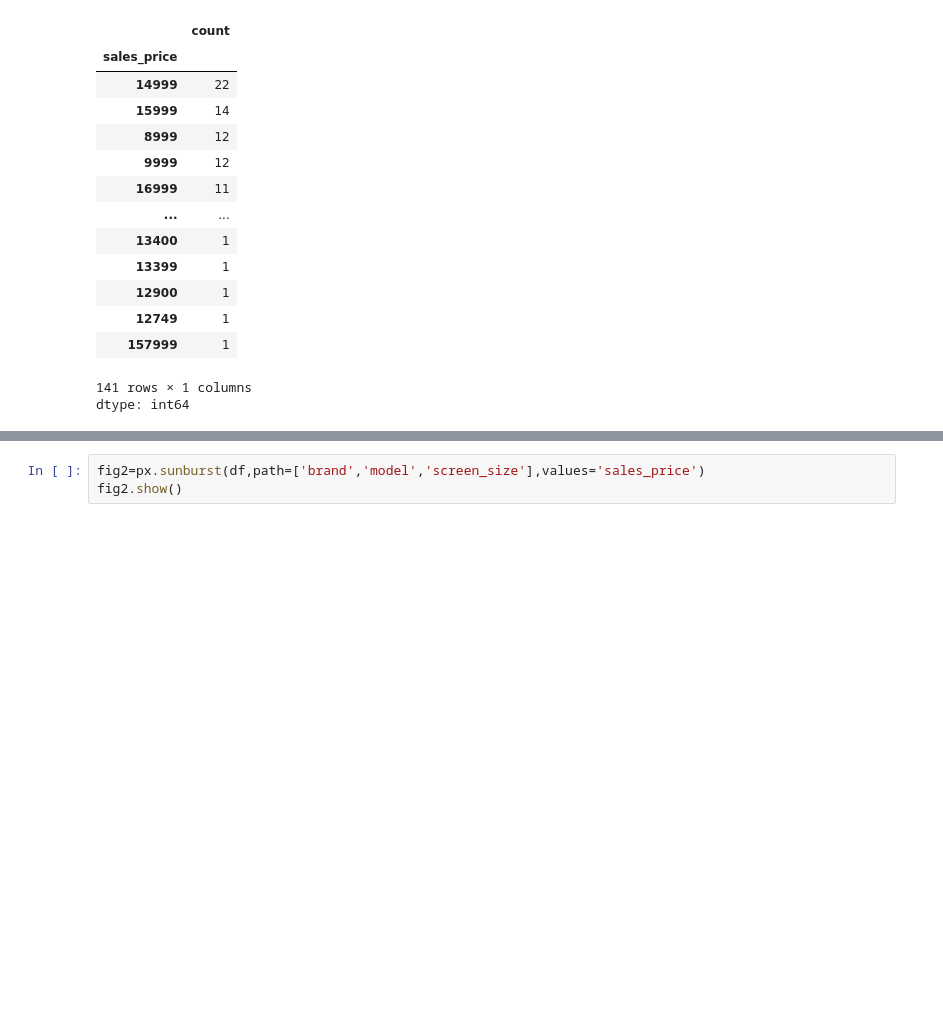
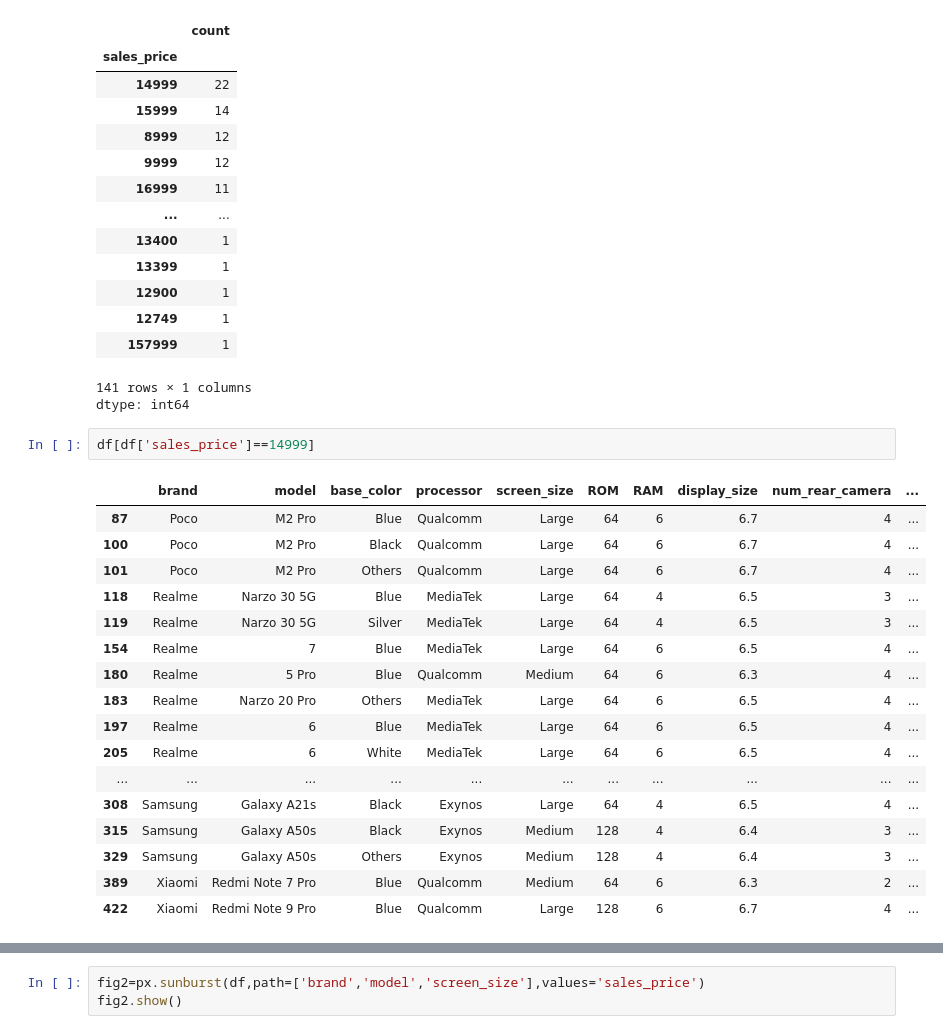
Before and after one commit to UthraCG/BizCardX-Extracting-Business-Card-Data-with-OCR, a Jupyter notebook: mobile_sales.ipynb, the cells around one changed output, grey strips where cells are left out. Saved outputs shown, nothing was run; the diff lists cells and outputs as text; blank space fills up the shorter version.

```diff
--- a/mobile_sales.ipynb
+++ b/mobile_sales.ipynb
@@ -290,6 +286,26 @@ df.value_counts('sales_price')
 | 157999 | 1 |
 141 rows × 1 columns
 dtype: int64
+# %%
+df[df['sales_price']==14999]
+# %% [output]
+|  | brand | model | base_color | processor | screen_size | ROM | RAM | display_size | num_rear_camera | ... |
+| 87 | Poco | M2 Pro | Blue | Qualcomm | Large | 64 | 6 | 6.7 | 4 | ... |
+| 100 | Poco | M2 Pro | Black | Qualcomm | Large | 64 | 6 | 6.7 | 4 | ... |
+| 101 | Poco | M2 Pro | Others | Qualcomm | Large | 64 | 6 | 6.7 | 4 | ... |
+| 118 | Realme | Narzo 30 5G | Blue | MediaTek | Large | 64 | 4 | 6.5 | 3 | ... |
+| 119 | Realme | Narzo 30 5G | Silver | MediaTek | Large | 64 | 4 | 6.5 | 3 | ... |
+| 154 | Realme | 7 | Blue | MediaTek | Large | 64 | 6 | 6.5 | 4 | ... |
+| 180 | Realme | 5 Pro | Blue | Qualcomm | Medium | 64 | 6 | 6.3 | 4 | ... |
+| 183 | Realme | Narzo 20 Pro | Others | MediaTek | Large | 64 | 6 | 6.5 | 4 | ... |
+| 197 | Realme | 6 | Blue | MediaTek | Large | 64 | 6 | 6.5 | 4 | ... |
+| 205 | Realme | 6 | White | MediaTek | Large | 64 | 6 | 6.5 | 4 | ... |
+| ... | ... | ... | ... | ... | ... | ... | ... | ... | ... | ... |
+| 308 | Samsung | Galaxy A21s | Black | Exynos | Large | 64 | 4 | 6.5 | 4 | ... |
+| 315 | Samsung | Galaxy A50s | Black | Exynos | Medium | 128 | 4 | 6.4 | 3 | ... |
+| 329 | Samsung | Galaxy A50s | Others | Exynos | Medium | 128 | 4 | 6.4 | 3 | ... |
+| 389 | Xiaomi | Redmi Note 7 Pro | Blue | Qualcomm | Medium | 64 | 6 | 6.3 | 2 | ... |
+| 422 | Xiaomi | Redmi Note 9 Pro | Blue | Qualcomm | Large | 128 | 6 | 6.7 | 4 | ... |
 # %%
 df.sort_values('discount_percent',ascending=False)
 # %% [output]
```
Also changed, not shown: parts of 14 cells of this notebook.
